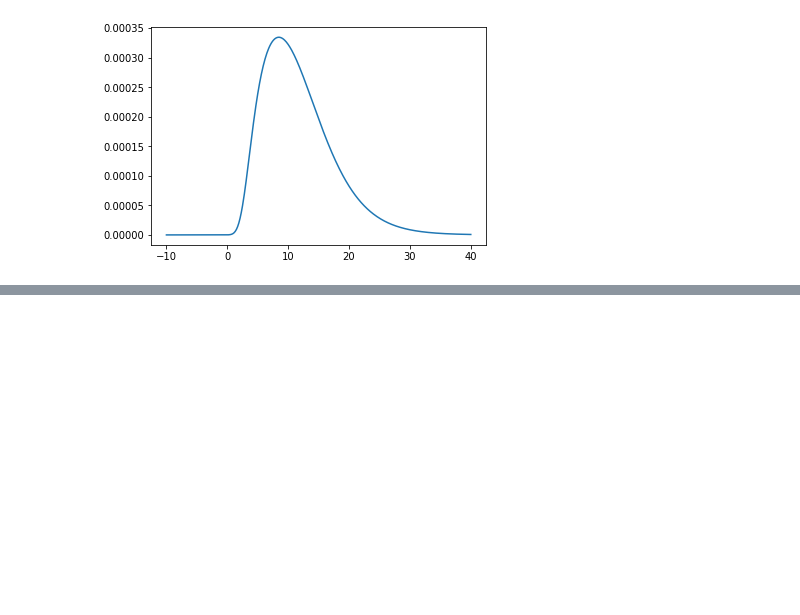
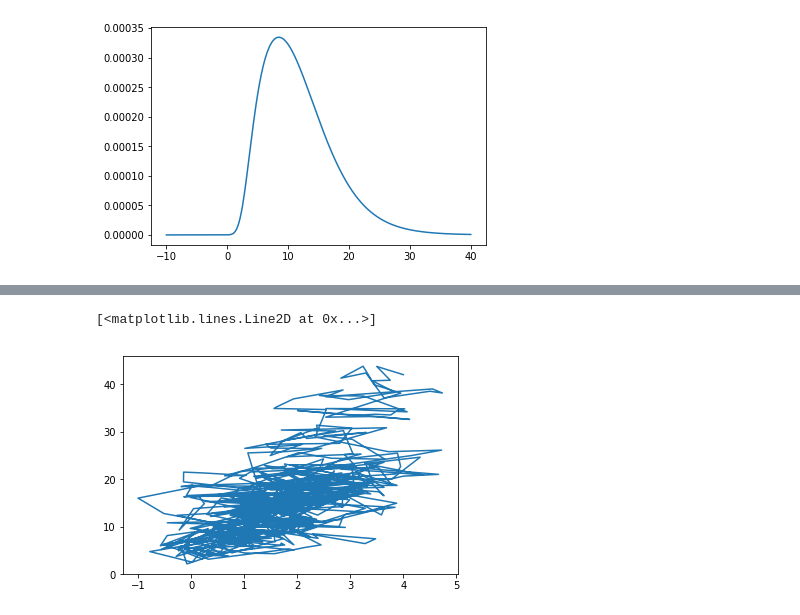
Before and after one commit to hstrey/BME-502-2019, a Jupyter notebook: LD50 class.ipynb, the cells around one changed output, grey strips where cells are left out. Saved outputs shown, nothing was run; the diff lists cells and outputs as text; code cells hidden in the pictures; blank space fills up the shorter version.

```diff
--- a/LD50 class.ipynb
+++ b/LD50 class.ipynb
@@ -105,0 +154,5 @@ print(np.percentile(ld50,[2.5,25,50,75,97.5]))
+# %%
+plt.plot(alpha_chain,beta_chain)
+# %% [output]
+[<matplotlib.lines.Line2D at 0x...>]
+[figure, added]
```
Also changed, not shown: parts of 9 cells of this notebook.
